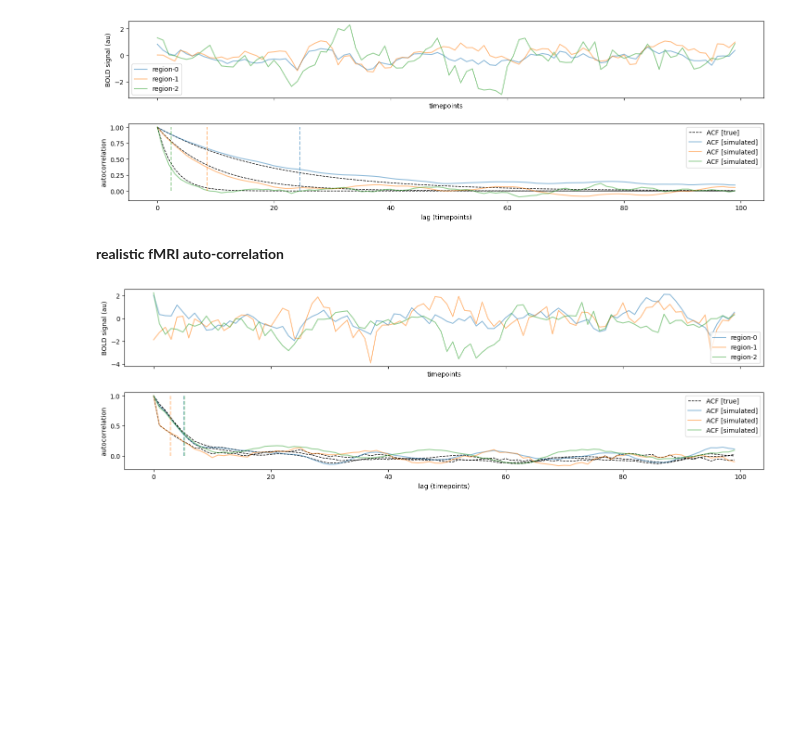
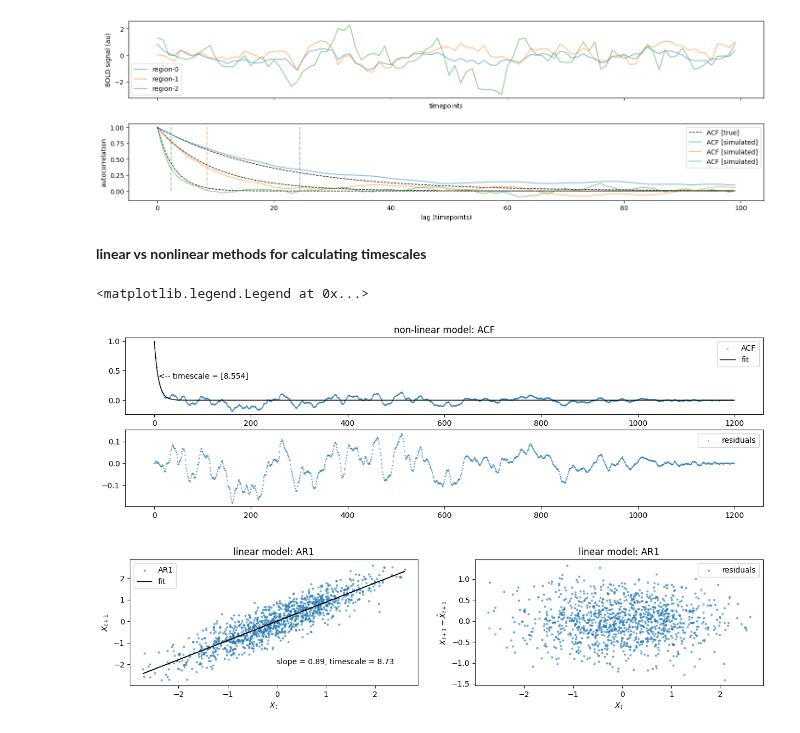
Before and after one commit to griegner/fmri-timescales, a Jupyter notebook: examples/00-simulation-example.ipynb, the cells around one changed output. Cells and saved outputs as stored; diff of their text form; code cells hidden in the pictures; blank space fills up the shorter version.

Commit message:
try linear model to speed up computation

```diff
--- a/examples/00-simulation-example.ipynb
+++ b/examples/00-simulation-example.ipynb
@@ -89,19 +106,55 @@ assert np.allclose(xcorr, sim.calc_xcorr(X, n_timepoints, corrected=True), atol=
 plot_grid(X, acf, X_acf, X_timescale)
 # %% [output]
 [figure]
-# %% [markdown]
-**realistic fMRI auto-correlation**
-# %%
-acf = np.load("../tests/data/fmri-acf.npy")
-acorr = acf_utils.acf_to_toeplitz(acf, n_timepoints)
-
-X = sim.sim_fmri(xcorr, acorr, n_regions, n_timepoints, random_seed)
-X_acf = acf_utils.acf_fft(X, n_timepoints)
-X_timescale = calc_timescale(X_acf, n_timepoints)
-
-# check that cross-correlations are correct
-assert np.allclose(xcorr, sim.calc_xcorr(X, n_timepoints, corrected=True), atol=0.1)
-
-plot_grid(X, acf, X_acf, X_timescale)
-# %% [output]
-[figure, removed]
+# %% [markdown]
+**linear vs  nonlinear methods for calculating timescales**
+# %%
+region = 1
+
+# non-linear model
+x = np.arange(n_timepoints)
+acf = X_acf[region, :]
+
+nlm_timescale, var = curve_fit(f, x, acf)
+acf_fit = f(x, nlm_timescale)
+nlm_residuals = acf - acf_fit
+
+# linear model
+X_t = X[region, :-1]
+X_t1 = X[region, 1:]
+lm = linregress(X_t, X_t1)
+lm_timescale = -1 / np.log(lm.slope)
+lm_residuals = X_t1 - (lm.intercept + lm.slope * X_t)
+
+# plot non-linear model
+fig, ax = plt.subplots(2, 1, figsize=(15, 4))
+ax[0].set_title("non-linear model: ACF")
+
+ax[0].scatter(x, acf, s=1, alpha=0.5, label="ACF")
+ax[0].plot(x, acf_fit, c="k", lw=1, label="fit")
+ax[0].annotate(f"<-- timescale = {nlm_timescale}", (nlm_timescale, 1 / np.e))
+ax[0].legend()
+
+ax[1].scatter(x, nlm_residuals, s=1, alpha=0.5, label="residuals")
+ax[1].legend()
+
+# plot linear model
+fig, ax = plt.subplots(1, 2, figsize=(15, 3))
+ax[0].set_title("linear model: AR1")
+ax[1].set_title("linear model: AR1")
+
+ax[0].scatter(X_t, X_t1, s=4, alpha=0.5, label="AR1")
+ax[0].plot(X_t, lm.intercept + lm.slope * X_t, c="k", lw=1, label="fit")
+ax[0].annotate(f"slope = {lm.slope:.2f}, timescale = {lm_timescale:.2f}", (0, -2))
+ax[0].set_xlabel(r"$X_t$")
+ax[0].set_ylabel(r"$X_{t+1}$")
+ax[0].legend()
+
+ax[1].scatter(X_t, lm_residuals, s=4, alpha=0.5, label="residuals")
+ax[1].set_xlabel(r"$X_t$")
+ax[1].set_ylabel(r"$X_{t+1} - \hat{X}_{t+1}$")
+ax[1].legend()
+# %% [output]
+<matplotlib.legend.Legend at 0x...>
+[figure, added]
+[figure, added]
```
Also changed, not shown: parts of 3 cells of this notebook.
